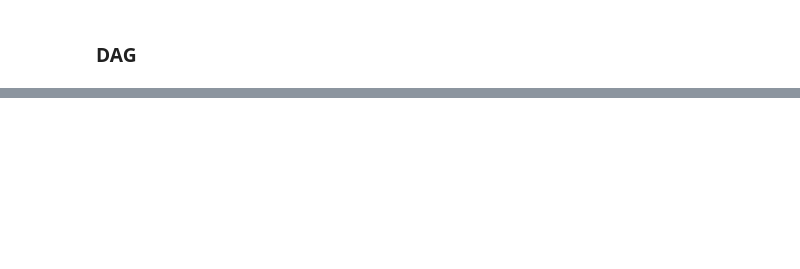
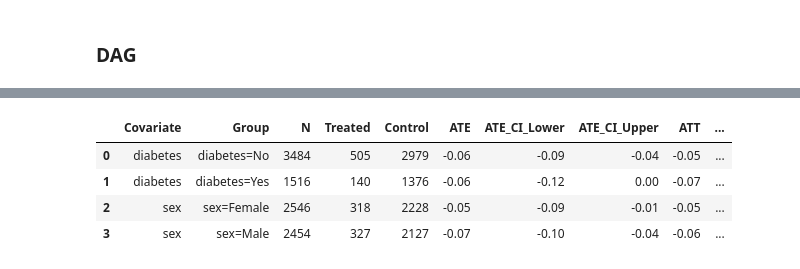
Before and after one commit to dataman-git/causal_inference, a Jupyter notebook: Ch06_DoWhy_IPW.ipynb, the cells around one changed output, grey strips where cells are left out. Drawn from its saved outputs; the diff is of its cells as text; code cells hidden in the pictures; blank space fills up the shorter version.

```diff
--- a/Ch06_DoWhy_IPW.ipynb
+++ b/Ch06_DoWhy_IPW.ipynb
@@ -246,0 +225,90 @@ plot_balance_for_covariates(data, covariates)
+# %%
+binary_covariates = ['sex', 'diabetes']
+
+def subgroup_ipw(df, mask, common_causes, target_units="ate",
+                                 min_per_group=5, n_boot=200):
+    df_sub = df.loc[mask].copy()
+
+    # Ensure both arms exist with enough observations
+    treated = df_sub['treatment'].sum()
+    control = len(df_sub) - treated
+    if (treated < min_per_group) or (control < min_per_group):
+        return np.nan, (np.nan, np.nan)
+    # Model
+    model = CausalModel(
+        data=df_sub,
+        treatment="treatment",
+        outcome="event",
+        common_causes=common_causes,
+        confidence_intervals=True)
+    # Identify
+    identified_estimand = model.identify_effect(proceed_when_unidentifiable=True)
+    # Estimate
+    estimate = model.estimate_effect(
+        identified_estimand,
+        method_name="backdoor.propensity_score_weighting",
+        target_units=target_units,
+        confidence_intervals=True)
+    # Bootstrap CI for stability (you can tune num_simulations)
+    ci_low, ci_high = estimate.get_confidence_intervals(
+        method="bootstrap", num_simulations=n_boot)
+    return estimate.value, (ci_low, ci_high)
+
+def make_groups(df, covar, q=3):
+    """
+    Returns (group_labels, mask_list) for the covariate.
+    """
+    levels = sorted(df[covar].dropna().unique().tolist())
+    labels = [f"{covar}={binary_labels.get(covar, {}).get(int(val), str(val))}" for val in levels]
+    masks = [(df[covar] == val) for val in levels]
+    return labels, masks
+
+# Compute CATE (ATE & ATT) for each covariate's subgroups -----
+def compute_cate(df, covariates, q_bins=3, min_per_group=5, n_boot=200):
+    rows = []
+    for covar in covariates:
+        labels, masks = make_groups(df, covar, q=q_bins)
+        for label, mask in zip(labels, masks):
+            n_sub = int(mask.sum())
+            n_treated = int(df.loc[mask, 'treatment'].sum())
+            n_control = int(n_sub - n_treated)
+
+            # ATE within subgroup
+            ate_val, (ate_lo, ate_hi) = subgroup_ipw(
+                df, mask, covariates, target_units="ate",
+                min_per_group=min_per_group, n_boot=n_boot)
+            # ATT within subgroup
+            att_val, (att_lo, att_hi) = subgroup_ipw(
+                df, mask, covariates, target_units="att",
+                min_per_group=min_per_group, n_boot=n_boot)
+            rows.append({
+                "Covariate": covar,
+                "Group": label,
+                "N": n_sub,
+                "Treated": n_treated,
+                "Control": n_control,
+                "ATE": ate_val,
+                "ATE_CI_Lower": ate_lo,
+                "ATE_CI_Upper": ate_hi,
+                "ATT": att_val,
+                "ATT_CI_Lower": att_lo,
+                "ATT_CI_Upper": att_hi })
+    results_df = pd.DataFrame(rows)
+    # Round numeric columns for display
+    num_cols = ["ATE", "ATE_CI_Lower", "ATE_CI_Upper", "ATT", "ATT_CI_Lower", "ATT_CI_Upper"]
+    results_df[num_cols] = results_df[num_cols].astype(float).round(2)
+    return results_df
+
+results_cate = compute_cate(
+    data,
+    covariates=binary_covariates,
+    q_bins=3,
+    min_per_group=5,
+    n_boot=200)
+results_cate.sort_values(["Covariate", "Group"]).reset_index(drop=True)
+# %% [output]
+|  | Covariate | Group | N | Treated | Control | ATE | ATE_CI_Lower | ATE_CI_Upper | ATT | ... |
+| 0 | diabetes | diabetes=No | 3484 | 505 | 2979 | -0.06 | -0.09 | -0.04 | -0.05 | ... |
+| 1 | diabetes | diabetes=Yes | 1516 | 140 | 1376 | -0.06 | -0.12 | 0.00 | -0.07 | ... |
+| 2 | sex | sex=Female | 2546 | 318 | 2228 | -0.05 | -0.09 | -0.01 | -0.05 | ... |
+| 3 | sex | sex=Male | 2454 | 327 | 2127 | -0.07 | -0.10 | -0.04 | -0.06 | ... |
```
Also changed, not shown: parts of 19 cells of this notebook.
